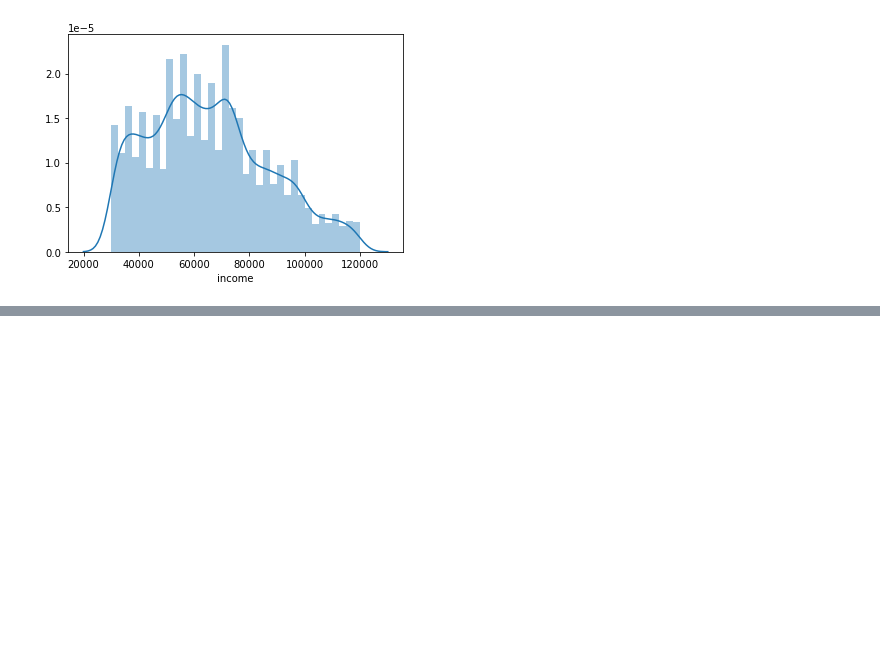
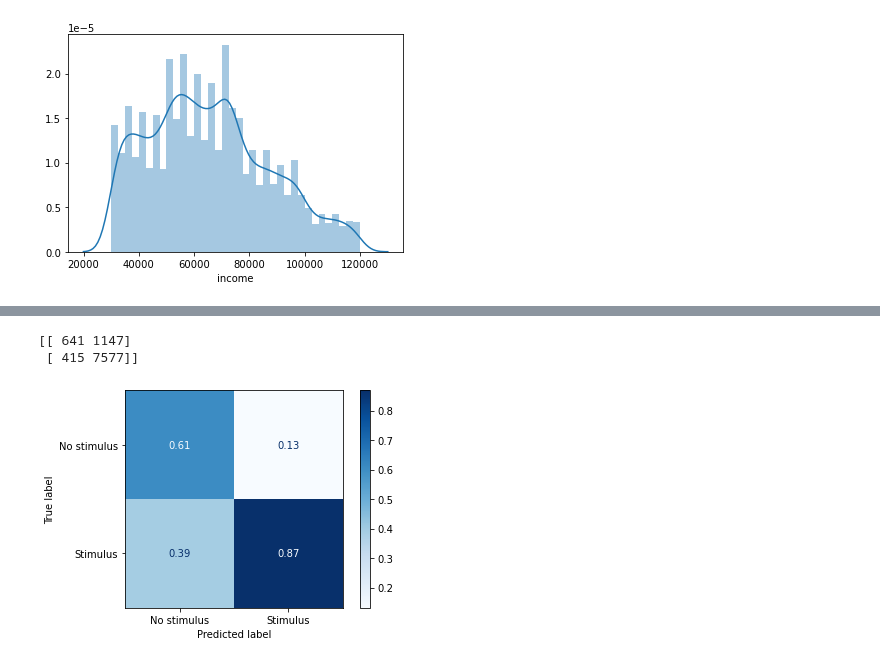
Before and after one commit to onionpork/Starbucks_Capstone_Challenge, a Jupyter notebook: Starbucks_Capstone_notebook.ipynb, the cells around one changed output, grey strips where cells are left out. Saved outputs shown, nothing was run; the diff lists cells and outputs as text; code cells hidden in the pictures; blank space fills up the shorter version.

```diff
--- a/Starbucks_Capstone_notebook.ipynb
+++ b/Starbucks_Capstone_notebook.ipynb
@@ -605,0 +350,37 @@ transcript['person'].unique()[0]
+# %%
+def fit_model(clf):
+    """
+    Adjust the hyper-parameter
+    """
+    min_sample_split_range = [None, 2,5,10] #min sample split to be tested
+    max_depth_range = [None, 1, 2, 5]  #max depth to be tested
+    min_samples_leaf_range = [1, 2, 5] #min samples in the leaf to be tested
+    min_leaf_nodes_range = [None, 5, 10, 20]    #min leaf nodes to be tested
+    # n_estimators_range = [50, 100, 150]
+    # learning_rate_range = [0.1, 0.2, 0.5, 1]
+    parameters = {"min_samples_split": min_sample_split_range,
+                "max_depth": max_depth_range,
+                "min_samples_leaf": min_samples_leaf_range,
+                "max_leaf_nodes": min_leaf_nodes_range,
+                "n_estimators":n_estimators_range,
+                "learning_rate":learning_rate_range
+                    }
+    grid = GridSearchCV(estimator =clf, param_grid=parameters, cv=5, scoring ='f1')
+    grid_model = make_pipeline(grid)
+    grid_model.fit(x_train, y_train)
+
+    print("Accuracy of the tuned model: %.4f" %grid.best_score_)
+    print(grid.best_params_)
+    return grid_model
+grid_model = fit_model(gbc)
+# %%
+# result visulization
+from sklearn.metrics import plot_confusion_matrix, confusion_matrix
+y_pred = grid_model.predict(x_test)
+print(confusion_matrix(y_test, y_pred))
+plot_confusion_matrix(grid_model, x_test, y_test, display_labels=['No stimulus','Stimulus'],cmap=plt.cm.Blues,normalize='pred')
+plt.show()
+# %% [output]
+[[ 641 1147]
+ [ 415 7577]]
+[figure, added]
```
Also changed, not shown: parts of 65 cells of this notebook, 8 other files.
